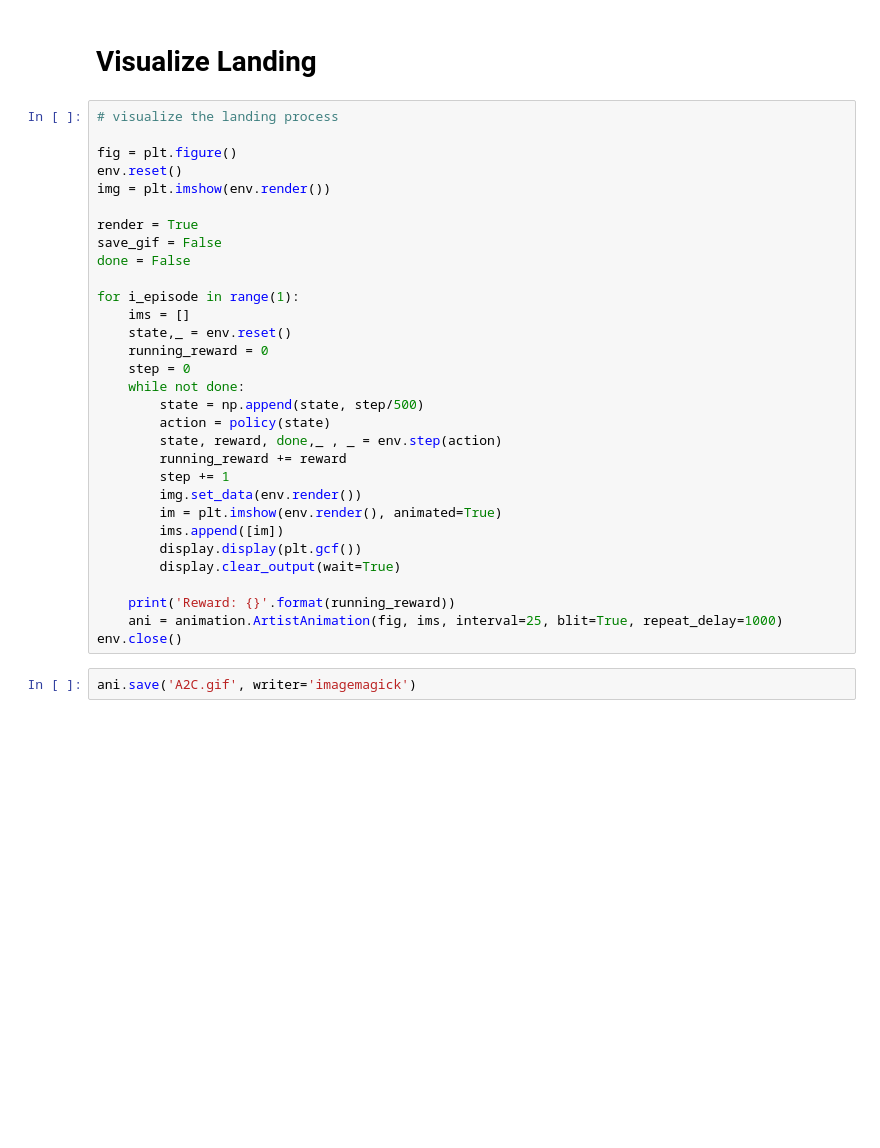
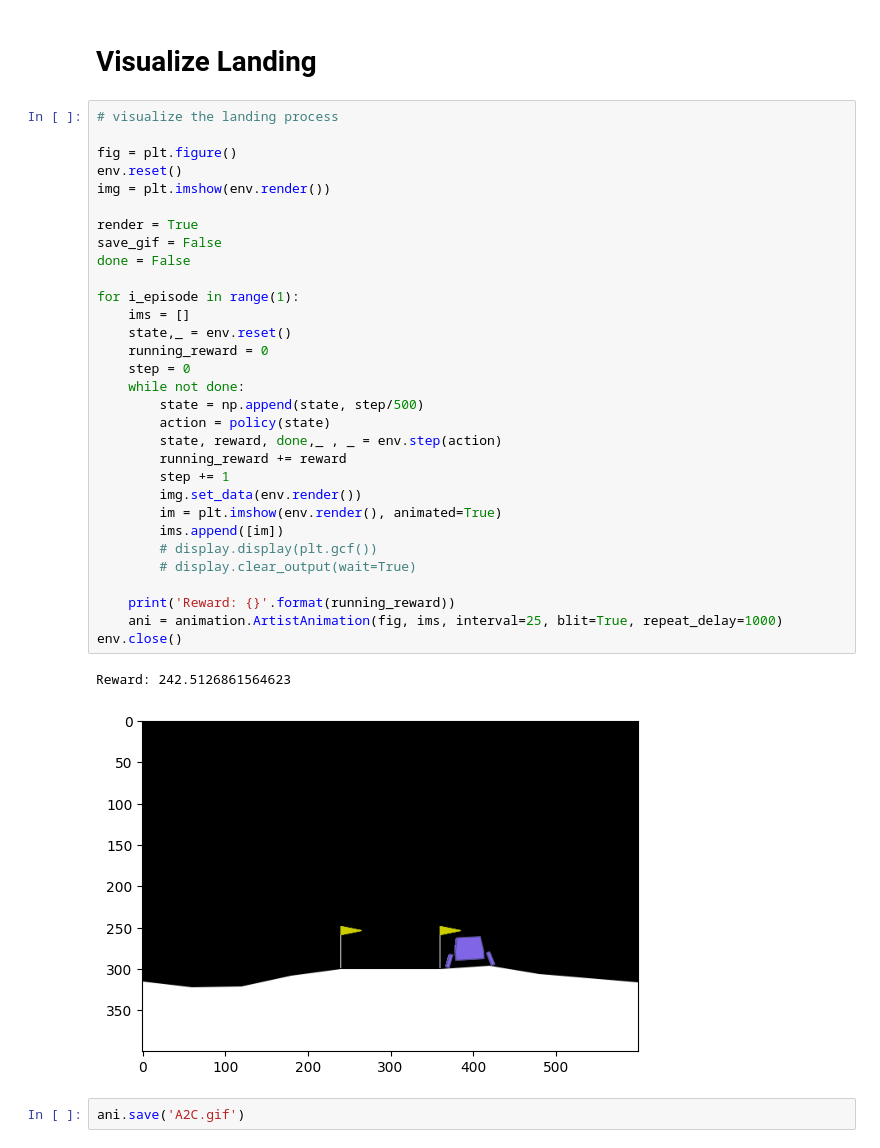
Before and after one commit to MatthewSummons/Immutables-RL, a Jupyter notebook: A2C-Feng Jiaxu/Actor_Critic.ipynb, the cells around one changed output. Saved outputs shown, nothing was run; the diff lists cells and outputs as text; blank space fills up the shorter version.

```diff
--- a/A2C-Feng Jiaxu/Actor_Critic.ipynb
+++ b/A2C-Feng Jiaxu/Actor_Critic.ipynb
@@ -249,33 +274,36 @@ print(test_final_rewards.count(100)/test_number)
 # %%
 # visualize the landing process
 
 fig = plt.figure()
 env.reset()
 img = plt.imshow(env.render())
 
 render = True
 save_gif = False
 done = False
 
 for i_episode in range(1):
     ims = []
     state,_ = env.reset()
     running_reward = 0
     step = 0
     while not done:
         state = np.append(state, step/500)
         action = policy(state)
         state, reward, done,_ , _ = env.step(action)
         running_reward += reward
         step += 1
         img.set_data(env.render())
         im = plt.imshow(env.render(), animated=True)
         ims.append([im])
-        display.display(plt.gcf())
-        display.clear_output(wait=True)
+        # display.display(plt.gcf())
+        # display.clear_output(wait=True)
 
     print('Reward: {}'.format(running_reward))
     ani = animation.ArtistAnimation(fig, ims, interval=25, blit=True, repeat_delay=1000)
 env.close()
+# %% [output]
+Reward: 242.5126861564623
+[figure, added]
 # %%
-ani.save('A2C.gif', writer='imagemagick')
+ani.save('A2C.gif')
```
Also changed, not shown: parts of 4 cells of this notebook, 15 other files.
